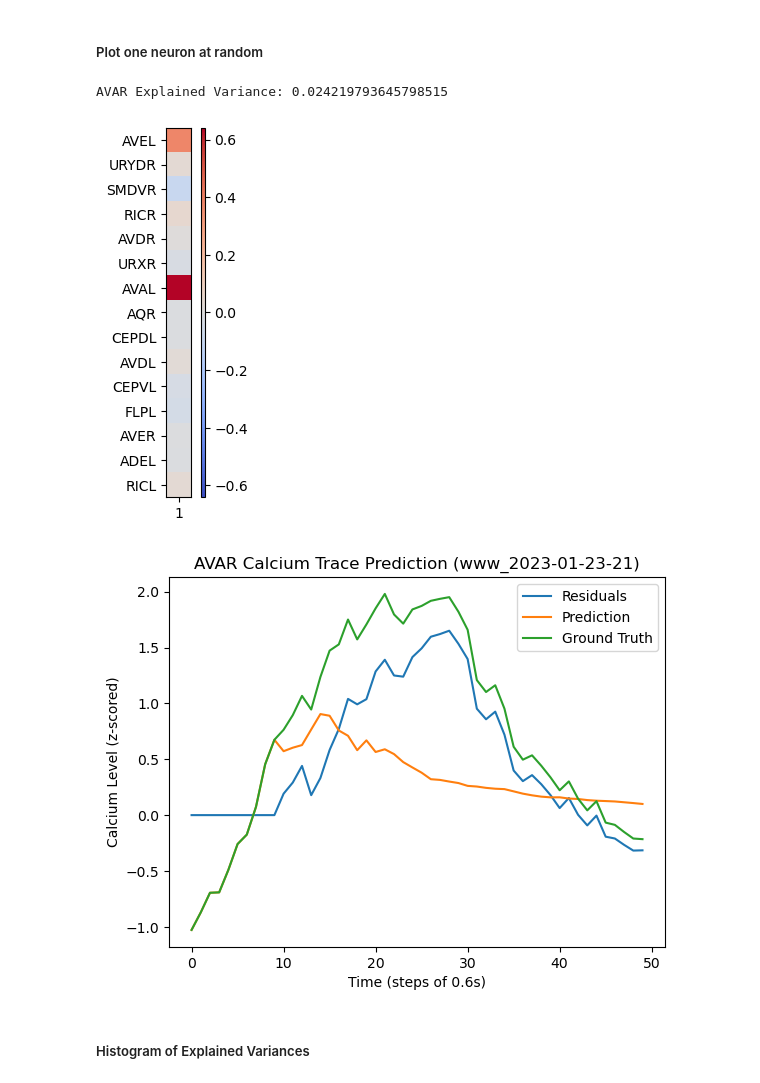
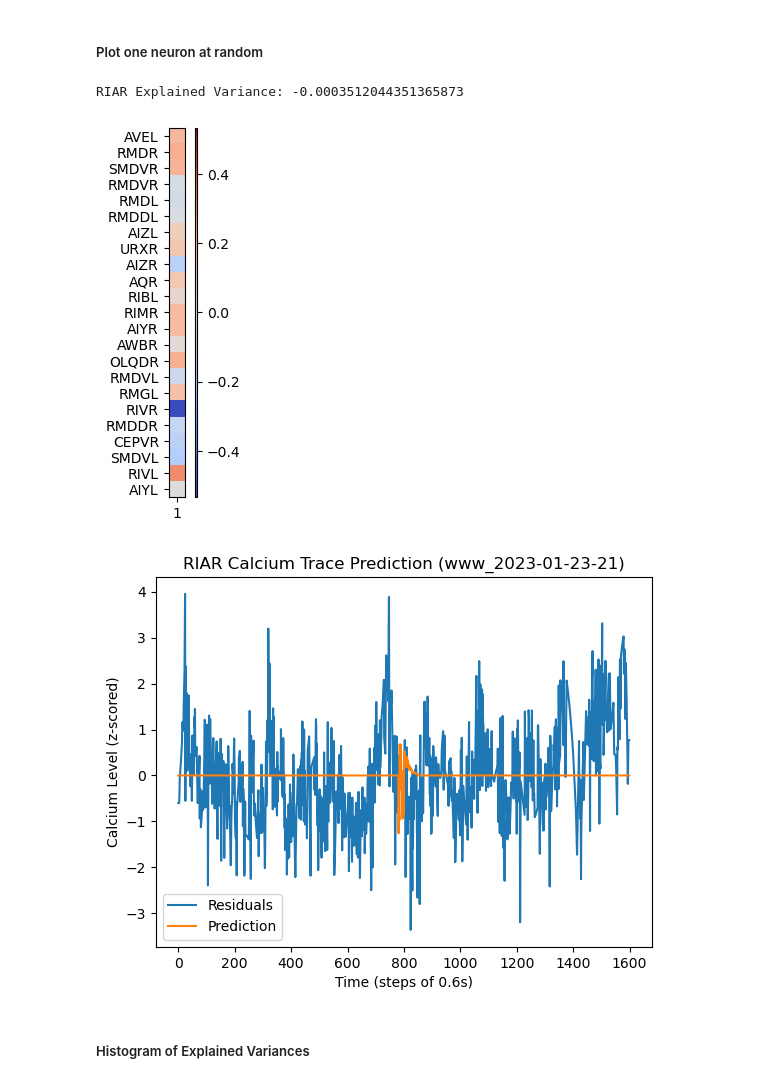
Before and after one commit to ironak/worms, a Jupyter notebook: model.ipynb, the cells around one changed output. Drawn from its saved outputs; the diff is of its cells as text; code cells hidden in the pictures.

```diff
--- a/model.ipynb
+++ b/model.ipynb
@@ -966,5 +960,5 @@ URBR: w_rr=18, w_sr=0
 COMPLETE_INDEP_TRACE_OBJ = TraceObject.from_www_json("datasets/wormwideweb/2023-01-23-21.json")
 COMPLETE_INDEP_CONTEXT = Context(COMPLETE_INDEP_TRACE_OBJ, CONNECTOME)
 # %%
-overall_explained_variance, predictions = COMPLETE_INDEP_CONTEXT.predict(neurons, start=800, duration=800, plot=2)
+overall_explained_variance, predictions = COMPLETE_INDEP_CONTEXT.predict(neurons, start=0, duration=None, plot=2)
 # %% [output]
@@ -975,29 +969,29 @@ overall_explained_variance, predictions = COMPLETE_INDEP_CONTEXT.predict(neurons
 # %%
 neuron = neurons[np.random.randint(len(neurons))]
 i = neuron.index
 prediction = predictions[i,:]
 observation = COMPLETE_INDEP_TRACE_OBJ.traces[i,:]
 if len(observation) != len(prediction):
     observation = np.pad(observation, [(0,len(prediction)-len(observation))], mode='constant', constant_values=0)
 explained_variance = 1 - (mean_squared_error(observation, prediction))/np.var(observation)
 print(f"{neuron.label} Explained Variance: {explained_variance}")
 
 neuron.visualize_c()
 
 DataFrame({
-    'Residuals': (observation - prediction)[790:840],
-    'Prediction': prediction[790:840],
-    'Ground Truth': observation[790:840],
+    'Residuals': (observation - prediction),
+    'Prediction': prediction,
+    # 'Ground Truth': observation,
 }).plot(
     title=f"{neuron.label} Calcium Trace Prediction ({INDEP_CONTEXT.trace_obj.uid})",
     xlabel=f"Time (steps of {INDEP_CONTEXT.trace_obj.avg_timestep}s)",
     ylabel="Calcium Level (z-scored)",
     legend=True)
 plt.show()
 # %% [output]
-AVAR Explained Variance: 0.024219793645798515
+RIAR Explained Variance: -0.0003512044351365873
-[figure, old version]
+[figure, new version]
-[figure, old version]
+[figure, new version]
 # %% [markdown]
 ##### Histogram of Explained Variances
 # %%
```
Also changed, not shown: parts of 2 cells of this notebook.
